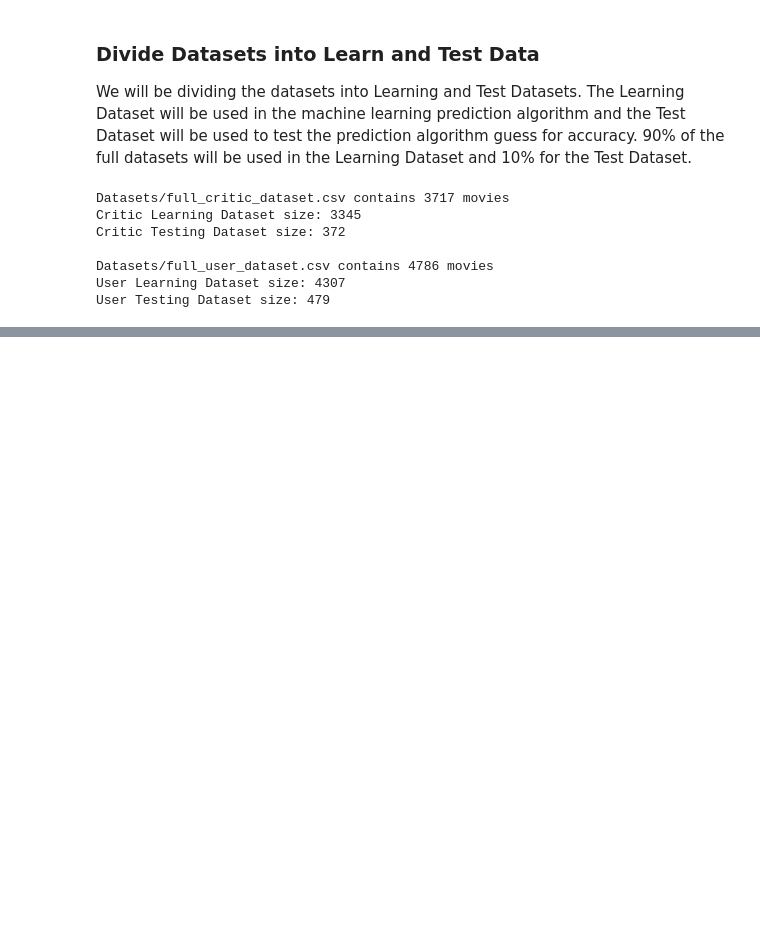
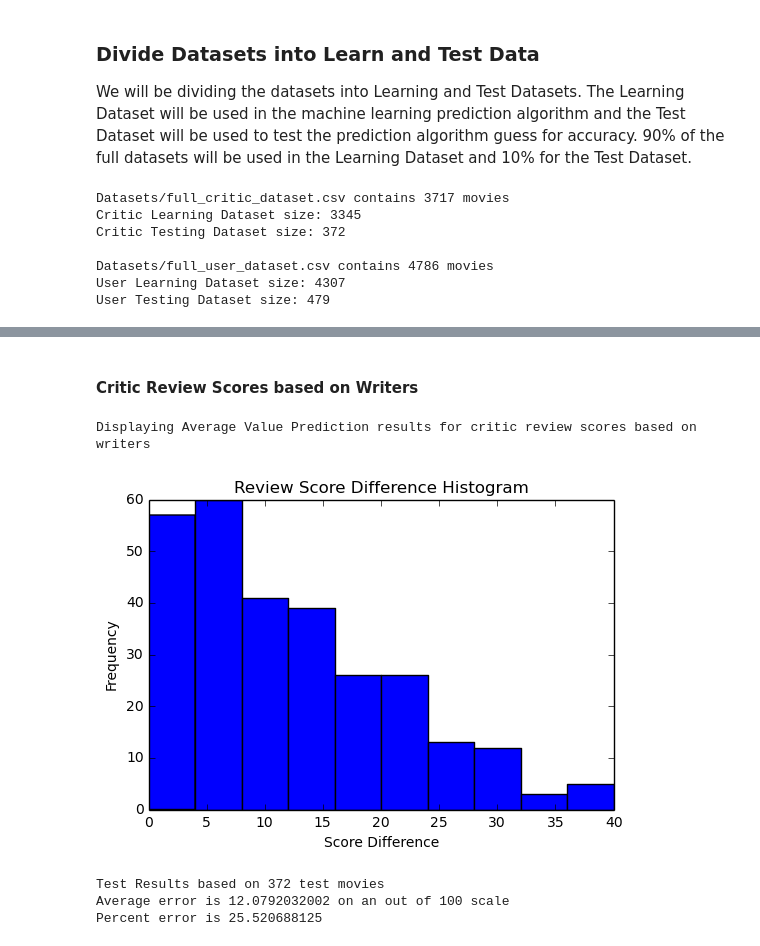
Before and after one commit to CSCI4800-Fall2016-Group12/IMDB-Rating-Prediction, a Jupyter notebook: Preliminary Data Analysis.ipynb, the cells around one changed output, grey strips where cells are left out. Drawn from its saved outputs; the diff is of its cells as text; code cells hidden in the pictures; blank space fills up the shorter version.

```diff
--- a/Preliminary Data Analysis.ipynb
+++ b/Preliminary Data Analysis.ipynb
@@ -472,0 +704,10 @@ Summarize the results you have so far:
+# %% [markdown]
+#### Critic Review Scores based on Writers
+# %%
+display_all_results(predicted_critic_writer_movies, test_critic_movdata, 'critic_review_score', 'writer_info')
+# %% [output]
+Displaying Average Value Prediction results for critic review scores based on writers
+[figure, added]
+Test Results based on 372 test movies
+Average error is 12.0792032002 on an out of 100 scale
+Percent error is 25.520688125
```
Also changed, not shown: parts of 15 cells of this notebook, 3 other files.
